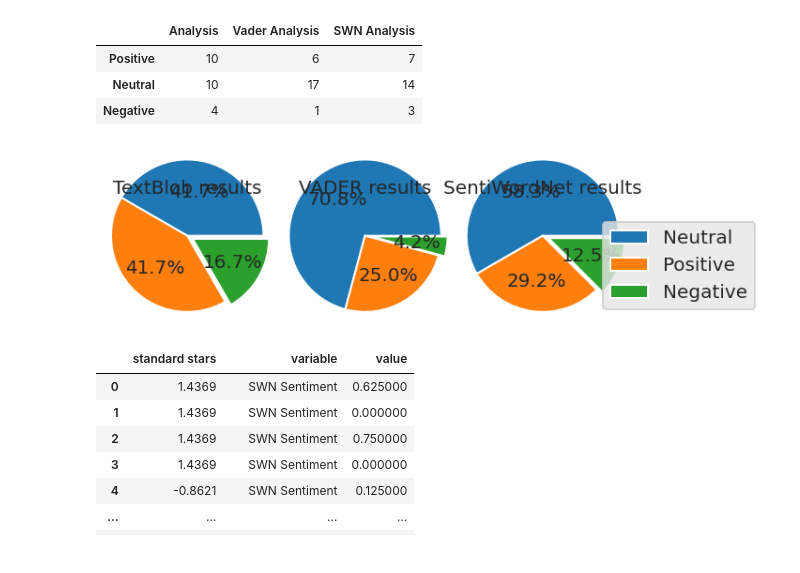
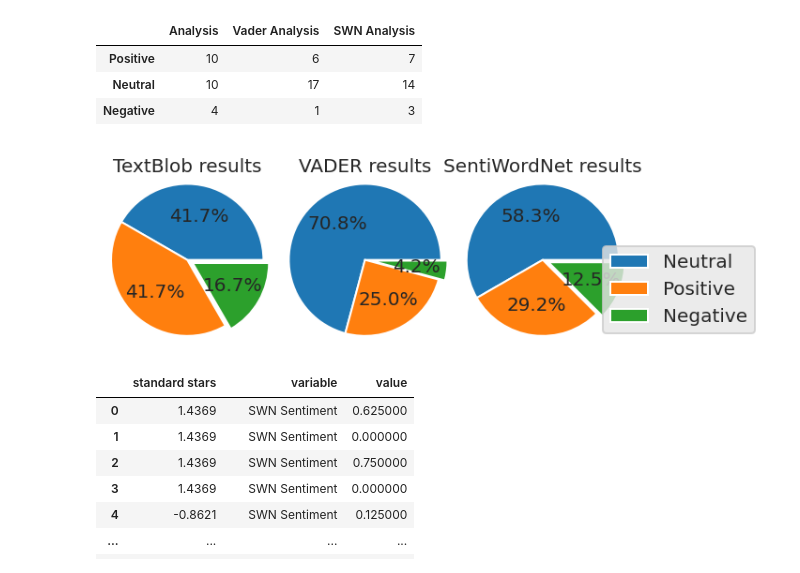
Before and after one commit to yassmin1/Coffee_Lovers, a Jupyter notebook: coffee_review_sentiments.ipynb, the cells around one changed output. Drawn from its saved outputs; the diff is of its cells as text; code cells hidden in the pictures.

```diff
--- a/coffee_review_sentiments.ipynb
+++ b/coffee_review_sentiments.ipynb
@@ -288,26 +288,26 @@ pd.concat((tb_counts,vader_counts,swn_counts),axis=1)
 | Negative | 4 | 1 | 3 |
 # %%
 fig,ax=plt.subplots(1,3,clear=True,figsize=(4,3),dpi=144)
-ax[0].set_title("TextBlob results",fontsize=10)
+ax[0].set_title("TextBlob results",fontsize=10, pad=30)
 ax[0].set_aspect('equal')
 ax[1].set_aspect('equal')
 ax[2].set_aspect('equal')
 ax[0].pie(tb_counts.values, explode = (0, 0, 0.25), autopct='%1.1f%%', shadow=False,radius=3)
-ax[1].set_title("VADER results",fontsize=10)
+ax[1].set_title("VADER results",fontsize=10, pad=30)
 ax[1].pie(vader_counts.values, explode = (0, 0, 0.25), autopct='%1.1f%%', shadow=False,radius=3)
-ax[2].set_title("SentiWordNet results",fontsize=10)
+ax[2].set_title("SentiWordNet results",fontsize=10, pad=30)
 ax[2].pie(swn_counts.values,explode = (0, 0, 0.25), autopct='%1.1f%%', shadow=False,radius=3)
 
 legend = plt.legend([x for x in swn_counts.index],
                         bbox_to_anchor=(1.3, .87), # Legend position
                         loc='upper left',
                         ncol=1,
                         fancybox=True)
 #for text in legend.get_texts():
 #        plt.setp(text)
-fig.subplots_adjust(wspace=1.8,top=20)
+fig.subplots_adjust(wspace=1.8)
 # %% [output]
-[figure, old version]
+[figure, new version]
 # %%
     def sentiment_to_analysis(sentiment):
 
```
